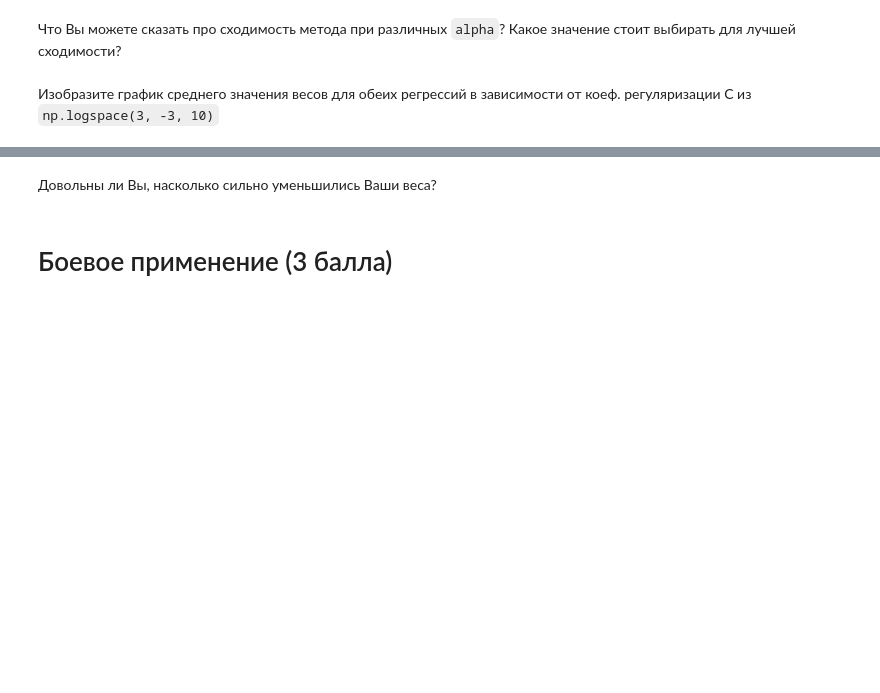
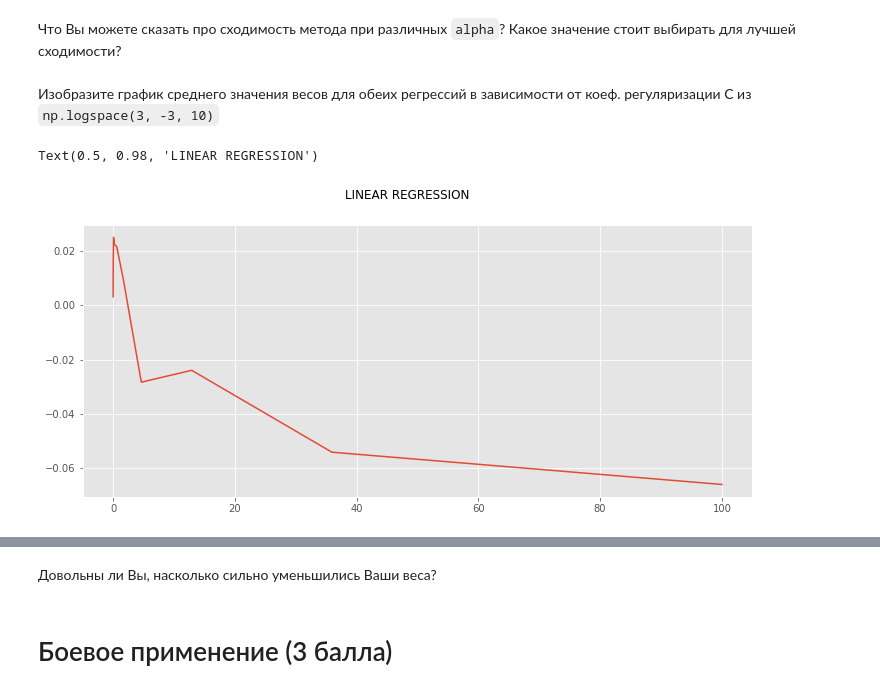
Before and after one commit to davidtadze/data-mining, a Jupyter notebook: davitadze_hw2.ipynb, the cells around one changed output, grey strips where cells are left out. Drawn from its saved outputs; the diff is of its cells as text; code cells hidden in the pictures; blank space fills up the shorter version.

```diff
--- a/davitadze_hw2.ipynb
+++ b/davitadze_hw2.ipynb
@@ -379,0 +572,16 @@ $N$ можно брать 10, 50, 100 и т.д.
+# %%
+weights = []
+
+fig = plt.figure()
+
+for C in np.logspace(2, -2, 10):
+    clf = MySGDClassifier(batch_generator, C=C, alpha=0.001, max_epoch=10, model_type='lin_reg')
+    clf.fit(X, y)
+
+    weights.append(np.mean(clf.weights))
+
+plt.plot(np.logspace(2, -2, 10), weights)
+fig.suptitle('LINEAR REGRESSION')
+# %% [output]
+Text(0.5, 0.98, 'LINEAR REGRESSION')
+[figure, added]
```
Also changed, not shown: parts of 45 cells of this notebook.
